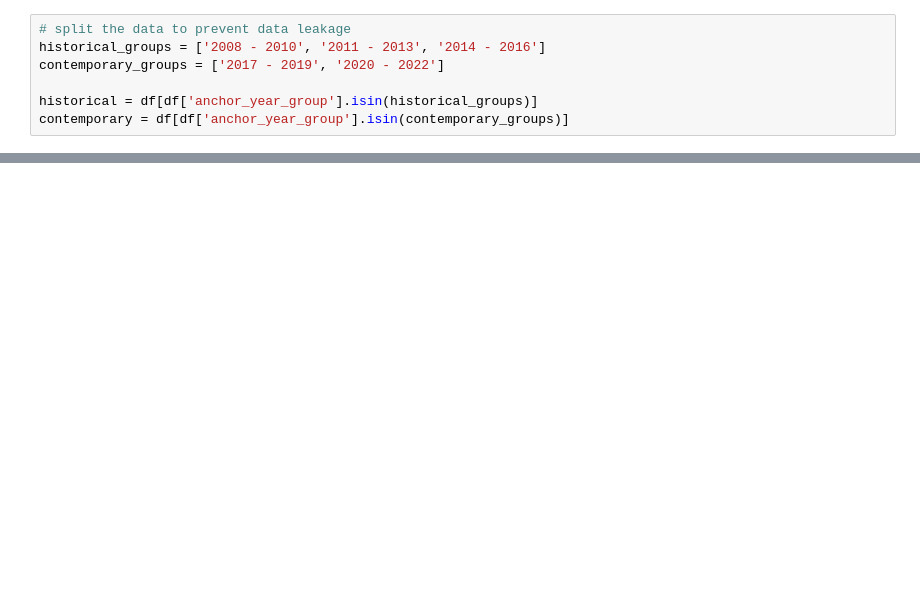
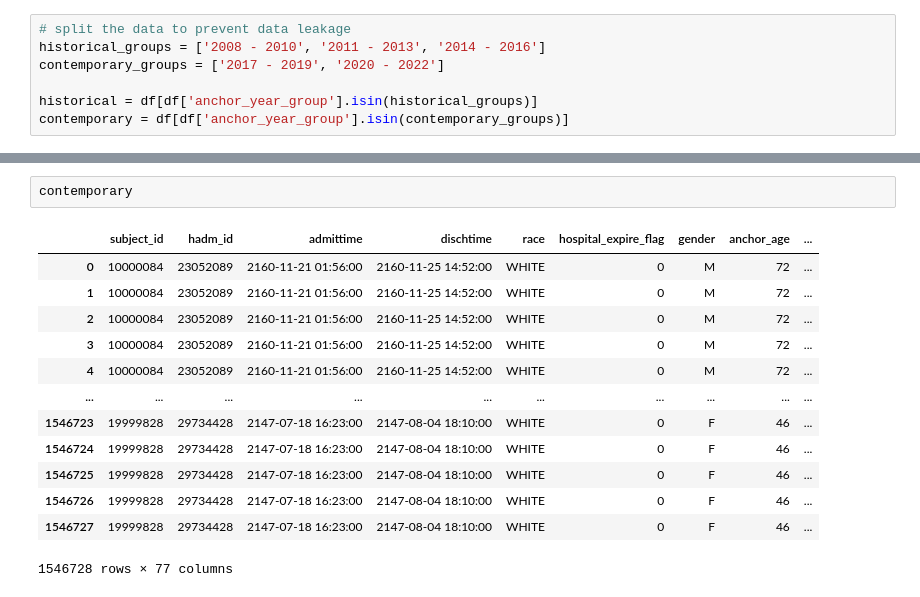
Before and after one commit to AshAninze/dissertation-fairness-ai, a Jupyter notebook: Code/cleaning and feat engin.ipynb, the cells around one changed output, grey strips where cells are left out. Drawn from its saved outputs; the diff is of its cells as text; blank space fills up the shorter version.

```diff
--- a/Code/cleaning and feat engin.ipynb
+++ b/Code/cleaning and feat engin.ipynb
@@ -52,0 +222,16 @@ print(missing_values_df.sort_values(by='missing_count', ascending=False))
+# %%
+contemporary
+# %% [output]
+|  | subject_id | hadm_id | admittime | dischtime | race | hospital_expire_flag | gender | anchor_age | ... |
+| 0 | 10000084 | 23052089 | 2160-11-21 01:56:00 | 2160-11-25 14:52:00 | WHITE | 0 | M | 72 | ... |
+| 1 | 10000084 | 23052089 | 2160-11-21 01:56:00 | 2160-11-25 14:52:00 | WHITE | 0 | M | 72 | ... |
+| 2 | 10000084 | 23052089 | 2160-11-21 01:56:00 | 2160-11-25 14:52:00 | WHITE | 0 | M | 72 | ... |
+| 3 | 10000084 | 23052089 | 2160-11-21 01:56:00 | 2160-11-25 14:52:00 | WHITE | 0 | M | 72 | ... |
+| 4 | 10000084 | 23052089 | 2160-11-21 01:56:00 | 2160-11-25 14:52:00 | WHITE | 0 | M | 72 | ... |
+| ... | ... | ... | ... | ... | ... | ... | ... | ... | ... |
+| 1546723 | 19999828 | 29734428 | 2147-07-18 16:23:00 | 2147-08-04 18:10:00 | WHITE | 0 | F | 46 | ... |
+| 1546724 | 19999828 | 29734428 | 2147-07-18 16:23:00 | 2147-08-04 18:10:00 | WHITE | 0 | F | 46 | ... |
+| 1546725 | 19999828 | 29734428 | 2147-07-18 16:23:00 | 2147-08-04 18:10:00 | WHITE | 0 | F | 46 | ... |
+| 1546726 | 19999828 | 29734428 | 2147-07-18 16:23:00 | 2147-08-04 18:10:00 | WHITE | 0 | F | 46 | ... |
+| 1546727 | 19999828 | 29734428 | 2147-07-18 16:23:00 | 2147-08-04 18:10:00 | WHITE | 0 | F | 46 | ... |
+1546728 rows × 77 columns
```
Also changed, not shown: parts of 13 cells of this notebook, 1 other file.
